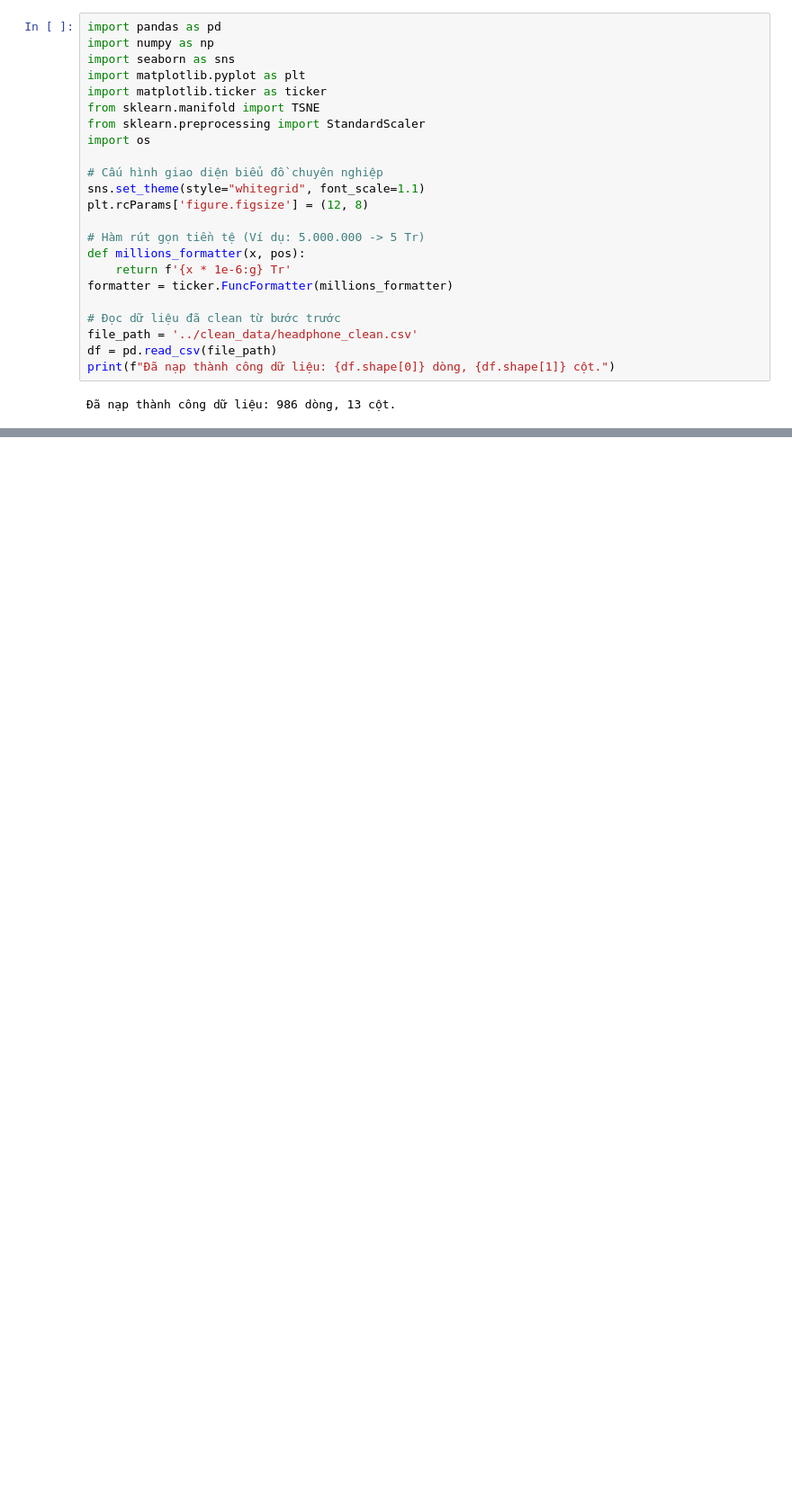
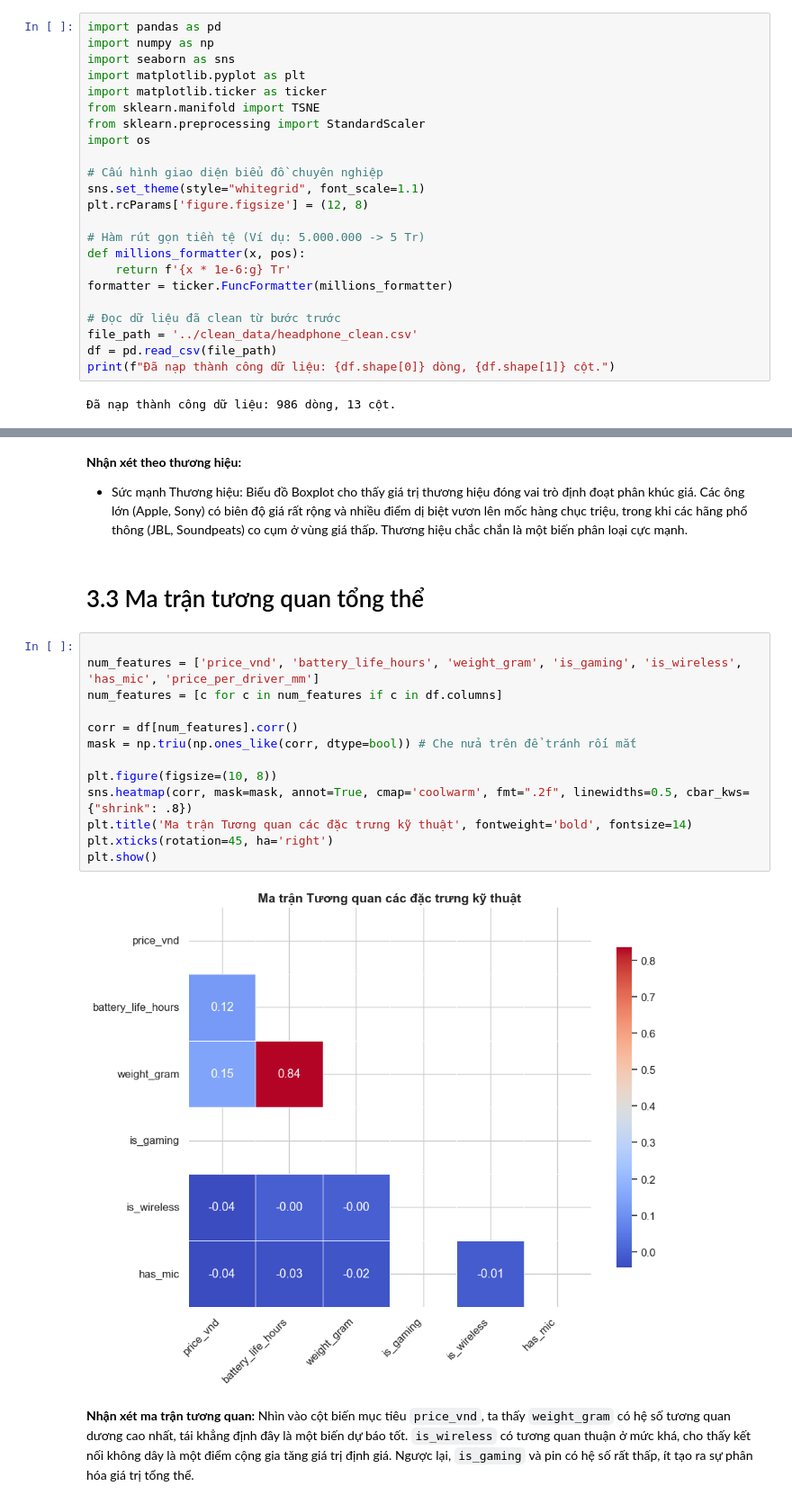
Before and after one commit to vcongggggg/KHDL, a Jupyter notebook: de_tai_2_headphone/notebooks/03-data_encoding.ipynb, the cells around one changed output, grey strips where cells are left out. Shown at 90% size. Saved outputs shown, nothing was run; the diff lists cells and outputs as text; blank space fills up the shorter version.

```diff
--- a/de_tai_2_headphone/notebooks/03-data_encoding.ipynb
+++ b/de_tai_2_headphone/notebooks/03-data_encoding.ipynb
@@ -307,0 +110,23 @@ Bài toán dự đoán giá tai nghe (Hồi quy) là **HOÀN TOÀN KHẢ THI**.
+# %% [markdown]
+**Nhận xét theo thương hiệu:**
+- Sức mạnh Thương hiệu: Biểu đồ Boxplot cho thấy giá trị thương hiệu đóng vai trò định đoạt phân khúc giá. Các ông lớn (Apple, Sony) có biên độ giá rất rộng và nhiều điểm dị biệt vươn lên mốc hàng chục triệu, trong khi các hãng phổ thông (JBL, Soundpeats) co cụm ở vùng giá thấp. Thương hiệu chắc chắn là một biến phân loại cực mạnh.
+# %% [markdown]
+# 3.3 Ma trận tương quan tổng thể
+# %%
+
+num_features = ['price_vnd', 'battery_life_hours', 'weight_gram', 'is_gaming', 'is_wireless', 'has_mic', 'price_per_driver_mm']
+num_features = [c for c in num_features if c in df.columns]
+
+corr = df[num_features].corr()
+mask = np.triu(np.ones_like(corr, dtype=bool)) # Che nửa trên để tránh rối mắt
+
+plt.figure(figsize=(10, 8))
+sns.heatmap(corr, mask=mask, annot=True, cmap='coolwarm', fmt=".2f", linewidths=0.5, cbar_kws={"shrink": .8})
+plt.title('Ma trận Tương quan các đặc trưng kỹ thuật', fontweight='bold', fontsize=14)
+plt.xticks(rotation=45, ha='right')
+plt.show()
+# %% [output]
+[figure, added]
+# %% [markdown]
+**Nhận xét ma trận tương quan:**
+Nhìn vào cột biến mục tiêu `price_vnd`, ta thấy `weight_gram` có hệ số tương quan dương cao nhất, tái khẳng định đây là một biến dự báo tốt. `is_wireless` có tương quan thuận ở mức khá, cho thấy kết nối không dây là một điểm cộng gia tăng giá trị định giá. Ngược lại, `is_gaming` và pin có hệ số rất thấp, ít tạo ra sự phân hóa giá trị tổng thể.
```
Also changed, not shown: parts of 38 cells of this notebook, 1 other file.
